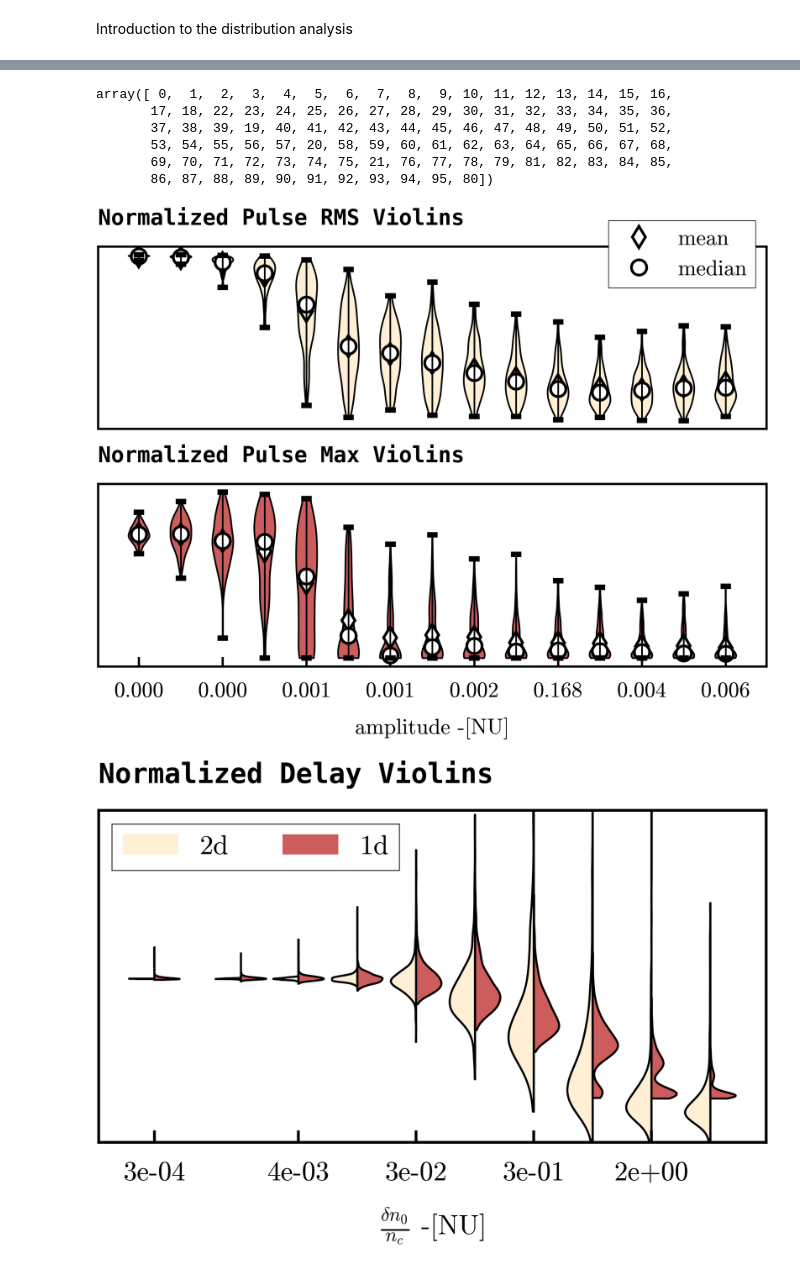
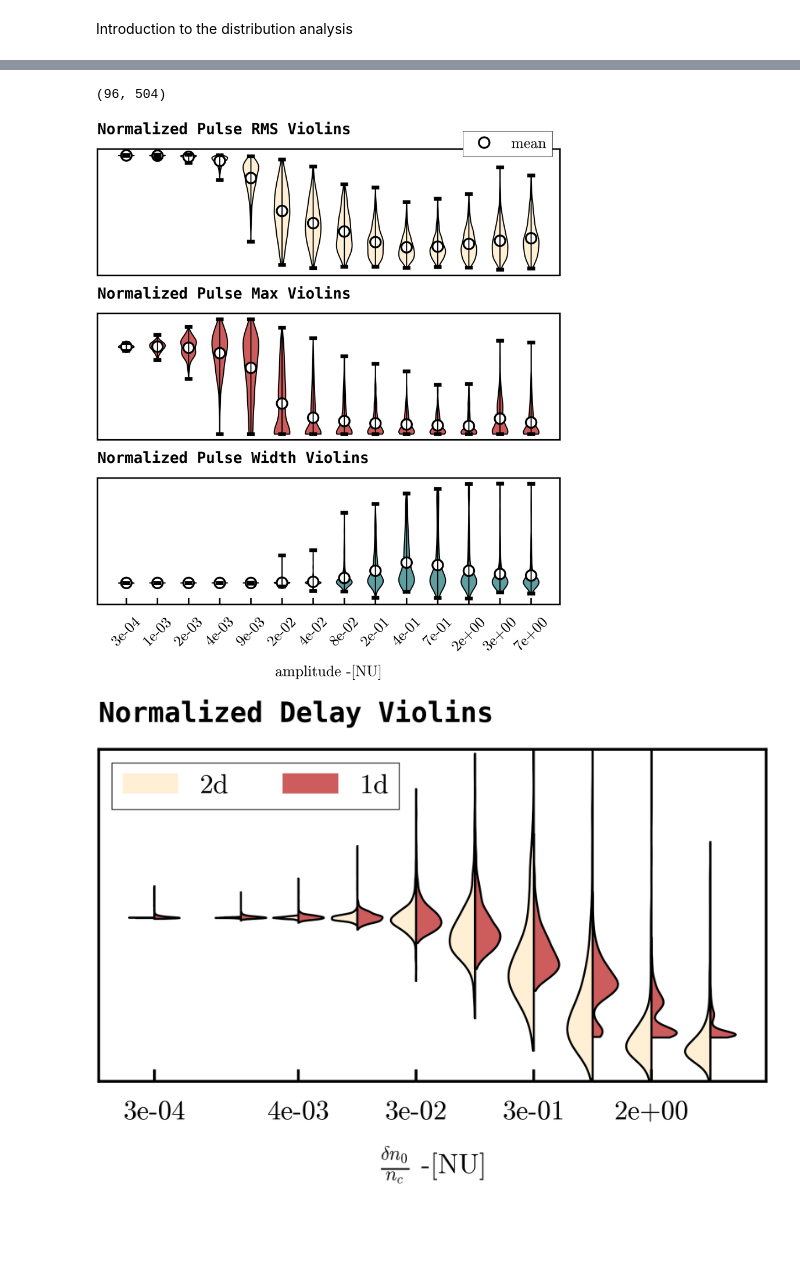
Before and after one commit to Chatr0uge/Internship_SPC, a Jupyter notebook: src/profile_study/profile_study.ipynb, the cells around one changed output, grey strips where cells are left out. Saved outputs shown, nothing was run; the diff lists cells and outputs as text; code cells hidden in the pictures; blank space fills up the shorter version.

```diff
--- a/src/profile_study/profile_study.ipynb
+++ b/src/profile_study/profile_study.ipynb
@@ -247,6 +251,7 @@ amp_2 = np.std(abs(pulse_4), axis = 2)
 amp_3 = np.std(abs(pulse_quad), axis = 2)
 # %%
 index = np.argsort(amplitude_norm)
+index_2 = np.argsort(amplitude_4)
 index_3 = np.argsort(amplitude_quad)
 index_4 = np.argsort(amplitude_norm_2)
 # %%
@@ -300,22 +291,19 @@ Name: amp, dtype: float64
-# %%
-index_2
-# %% [output]
-array([ 0,  1,  2,  3,  4,  5,  6,  7,  8,  9, 10, 11, 12, 13, 14, 15, 16,
-       17, 18, 22, 23, 24, 25, 26, 27, 28, 29, 30, 31, 32, 33, 34, 35, 36,
-       37, 38, 39, 19, 40, 41, 42, 43, 44, 45, 46, 47, 48, 49, 50, 51, 52,
-       53, 54, 55, 56, 57, 20, 58, 59, 60, 61, 62, 63, 64, 65, 66, 67, 68,
-       69, 70, 71, 72, 73, 74, 75, 21, 76, 77, 78, 79, 81, 82, 83, 84, 85,
-       86, 87, 88, 89, 90, 91, 92, 93, 94, 95, 80])
+# %%
+FWHM_2 =  np.array([[delay_dispersion(np.arange(0, 2893) * dt, pulse) for pulse in pulse_group] for pulse_group in pulse_4])
+# %%
+FWHM_2.shape
+# %% [output]
+(96, 504)
 # %%
 W = 3.5    # Figure width in inches, approximately A4-width - 2*1.25in margin
-fig, axs = plt.subplots(2, 1, figsize = (W, W * 4/ 5), layout = 'constrained')
+fig, axs = plt.subplots(3, 1, figsize = (W, W * 6/ 5), layout = 'constrained')
 
-ax, ax2 = axs
-ax.plot(range(1, len( np.array(amplitude_4)[index][::2]) + 1), np.mean(amp, axis = 1)[index][::2], lw = 0, marker = 'd', mfc = 'w', mec = 'k', mew = 1 , label = 'mean')
-ax.plot(range(1, len( np.array(amplitude_4)[index][::2]) + 1), np.median(amp, axis = 1)[index][::2], lw = 0, marker = 'o', mfc = 'w', mec = 'k', mew = 1. , label = 'median')
-# ax.plot(range(1, len( np.array(amplitude_4)[index][::2]) + 1), np.max(amp, axis = 1)[index][::2], lw = 0, marker = '.', mfc = 'none', mec = 'k', mew = 1. , label = 'max')
-# ax.plot(range(1, len( np.array(amplitude_4)[index][::2]) + 1), np.min(amp, axis = 1)[index][::2], lw = 0, marker = '.', mfc = 'none', mec = 'k', mew = 1, label = 'min')
-violins = ax.violinplot(np.array(amp)[index][::2, :].real.T, showmeans=False, showmedians=False)
+ax, ax2, ax3= axs
+ax.plot(range(1, len( np.array(amplitude_4)[index_2][::7]) + 1), np.mean(amp_2, axis = 1)[index_2][::7], lw = 0, marker = 'o', mfc = 'w', mec = 'k', mew = 1 , label = 'mean')
+# ax.plot(range(1, len( np.array(amplitude_4)[index_2][::7]) + 1), np.median(amp_2, axis = 1)[index_2][::7], lw = 0, marker = 'o', mfc = 'w', mec = 'k', mew = 1. , label = 'median')
+# ax.plot(range(1, len( np.array(amplitude_4)[index_2][::7]) + 1), np.max(amp_2, axis = 1)[index_2][::7], lw = 0, marker = '.', mfc = 'none', mec = 'k', mew = 1. , label = 'max')
+# ax.plot(range(1, len( np.array(amplitude_4)[index_2][::7]) + 1), np.min(amp_2, axis = 1)[index_2][::7], lw = 0, marker = '.', mfc = 'none', mec = 'k', mew = 1, label = 'min')
+violins = ax.violinplot(np.array(amp_2)[index_2][::7, :].real.T, showmeans=False, showmedians=False)
 ax.set_title("Normalized Pulse RMS Violins",
     loc='left',
     fontweight='bold',
@@ -329,44 +317,69 @@ for pc in violins['bodies']:
     pc.set_linewidth(.6)
 
 violins['cbars'].set_color('k')
 violins['cbars'].set_linewidth(.6)
 violins['cmaxes'].set_color('k')
 violins['cmins'].set_color('k')
 ax.set_yticks([])
 ax.legend(loc = 'upper right', bbox_to_anchor = (1,1.2), fontsize = 8)
-amp2 = np.max(pulse_norm, axis = 2)
-ax2.plot([],[])
+amp2 = np.max(pulse_4, axis = 2)
 
-ax2.plot(range(1, len( np.array(amplitude_4)[index][::2]) + 1), np.mean(amp2, axis = 1)[index][::2], lw = 0, marker = 'd', mfc = 'w', mec = 'k', mew = 1 , label = 'mean')
-ax2.plot(range(1, len( np.array(amplitude_4)[index][::2]) + 1), np.median(amp2, axis = 1)[index][::2], lw = 0, marker = 'o', mfc = 'w', mec = 'k', mew = 1. , label = 'median')
-# ax2.plot(range(1, len( np.array(amplitude_4)[index][::2]) + 1), np.max(amp2, axis = 1)[index][::2], lw = 0, marker = '.', mfc = 'none', mec = 'k', mew = 1. , label = 'max')
-# ax2.plot(range(1, len( np.array(amplitude_4)[index][::2]) + 1), np.min(amp2, axis = 1)[index][::2], lw = 0, marker = '.', mfc = 'none', mec = 'k', mew = 1, label = 'min')
-violins = ax2.violinplot(np.array(amp2)[index][::2,:].real.T, showmeans=False, showmedians=False)
+ax2.plot(range(1, len( np.array(amplitude_4)[index_2][::7]) + 1), np.mean(amp2, axis = 1)[index_2][::7], lw = 0, marker = 'o', mfc = 'w', mec = 'k', mew = 1 , label = 'mean')
+# ax2.plot(range(1, len( np.array(amplitude_4)[index_2][::7]) + 1), np.median(amp2, axis = 1)[index_2][::7], lw = 0, marker = 'o', mfc = 'w', mec = 'k', mew = 1. , label = 'median')
+# ax2.plot(range(1, len( np.array(amplitude_4)[index_2][::7]) + 1), np.max(amp2, axis = 1)[index_2][::7], lw = 0, marker = '.', mfc = 'none', mec = 'k', mew = 1. , label = 'max')
+# ax2.plot(range(1, len( np.array(amplitude_4)[index_2][::7]) + 1), np.min(amp2, axis = 1)[index_2][::7], lw = 0, marker = '.', mfc = 'none', mec = 'k', mew = 1, label = 'min')
+violins = ax2.violinplot(np.array(amp2)[index_2][::7,:].real.T, showmeans=False, showmedians=False)
 
 
-ax2.set_xticks(range(1, len( np.array(amplitude_4)[index][::2]) + 1, 2))
-ax2.set_xticklabels([str(r)[:5] for r in np.array(amplitude_4)[index][::4]])
-ax2.set_xlabel('amplitude -[NU]')
+ax2.set_xticks([])
 
 ax2.set_title("Normalized Pulse Max Violins",
     loc='left',
     fontweight='bold',
     family='monospace',)
 
 for pc in violins['bodies']:
     pc.set_color('indianred')
     pc.set_alpha(1)
     pc.set_edgecolor('k')
     pc.set_linewidth(.6)
 violins['cbars'].set_color('k')
 violins['cbars'].set_linewidth(.6)
 violins['cmaxes'].set_color('k')
 violins['cmins'].set_color('k')
 ax2.set_yticks([])
 
+
+ax3.plot(range(1, len( np.array(amplitude_4)[index_2][::7]) + 1), np.mean(FWHM_2, axis = 1)[index_2][::7], lw = 0, marker = 'o', mfc = 'w', mec = 'k', mew = 1 , label = 'mean')
+# ax3.plot(range(1, len( np.array(amplitude_4)[index_2][::7]) + 1), np.median(FWHM_2, axis = 1)[index_2][::7], lw = 0, marker = 'o', mfc = 'w', mec = 'k', mew = 1. , label = 'median')
+# ax3.plot(range(1, len( np.array(amplitude_4)[index_2][::7]) + 1), np.max(FWHM_2, axis = 1)[index_2][::7], lw = 0, marker = '.', mfc = 'none', mec = 'k', mew = 1. , label = 'max')
+# ax3.plot(range(1, len( np.array(amplitude_4)[index_2][::7]) + 1), np.min(FWHM_2, axis = 1)[index_2][::7], lw = 0, marker = '.', mfc = 'none', mec = 'k', mew = 1, label = 'min')
+violins = ax3.violinplot(np.array(FWHM_2)[index_2][::7,:].real.T, showmeans=False, showmedians=False)
+
+
+ax3.set_xticks(range(1, len( np.array(amplitude_4)[index_2][::7]) + 1))
+ax3.set_xticklabels([f'{r:.0e}' for r in np.array(amplitude_4)[index_2][::7]], rotation = 45)
+ax3.set_xlabel('amplitude -[NU]')
+
+ax3.set_title("Normalized Pulse Width Violins",
+    loc='left',
+    fontweight='bold',
+    family='monospace',)
+
+for pc in violins['bodies']:
+    pc.set_color('cadetblue')
+    pc.set_alpha(1)
+    pc.set_edgecolor('k')
+    pc.set_linewidth(.6)
+violins['cbars'].set_color('k')
+violins['cbars'].set_linewidth(.6)
+violins['cmaxes'].set_color('k')
+violins['cmins'].set_color('k')
+ax3.set_yticks([])
+
 plt.savefig('../../Report/figures/pulse_overview.png', dpi = 500)
 # %% [output]
-[figure, old version]
+[figure, new version]
 # %%
 import pandas as pd
 # %%
```
Also changed, not shown: parts of 7 cells of this notebook, 39 other files.
